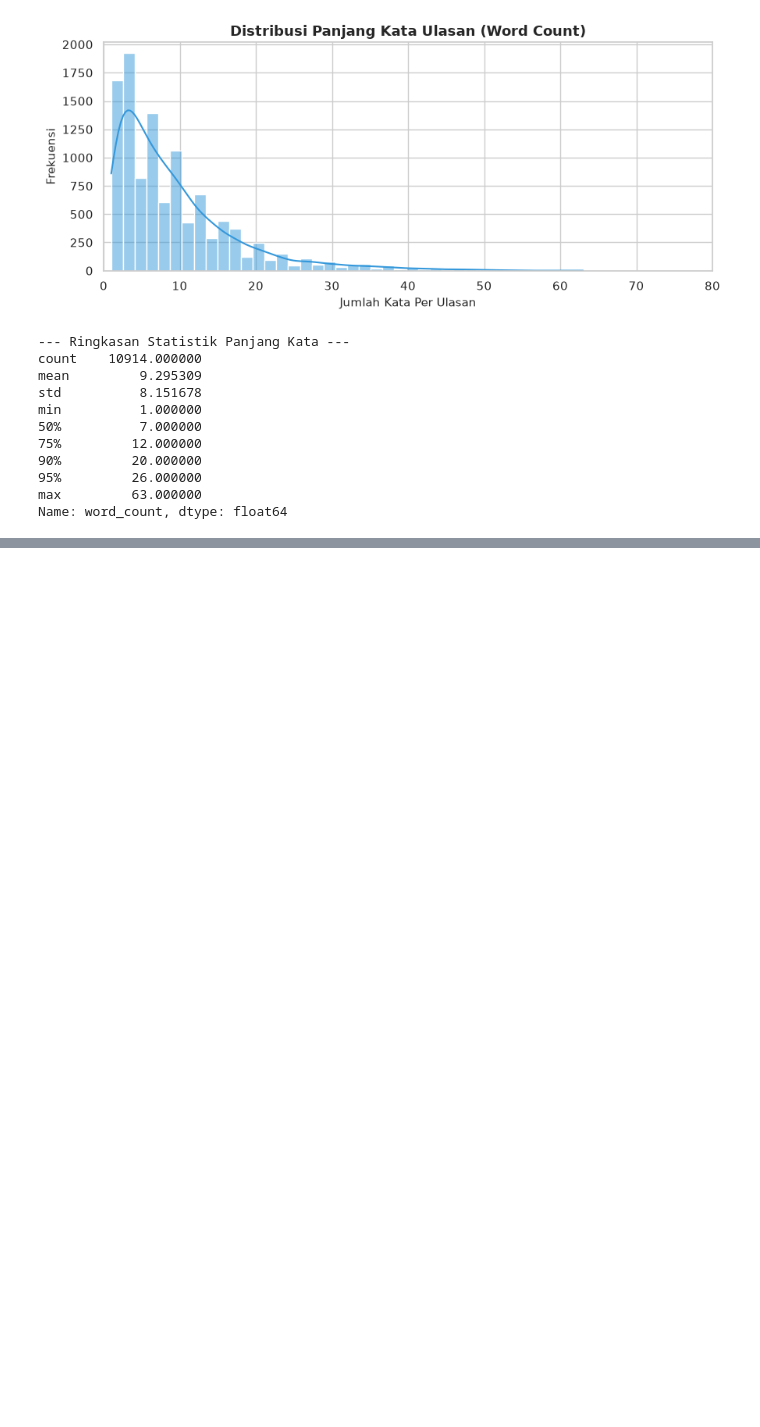
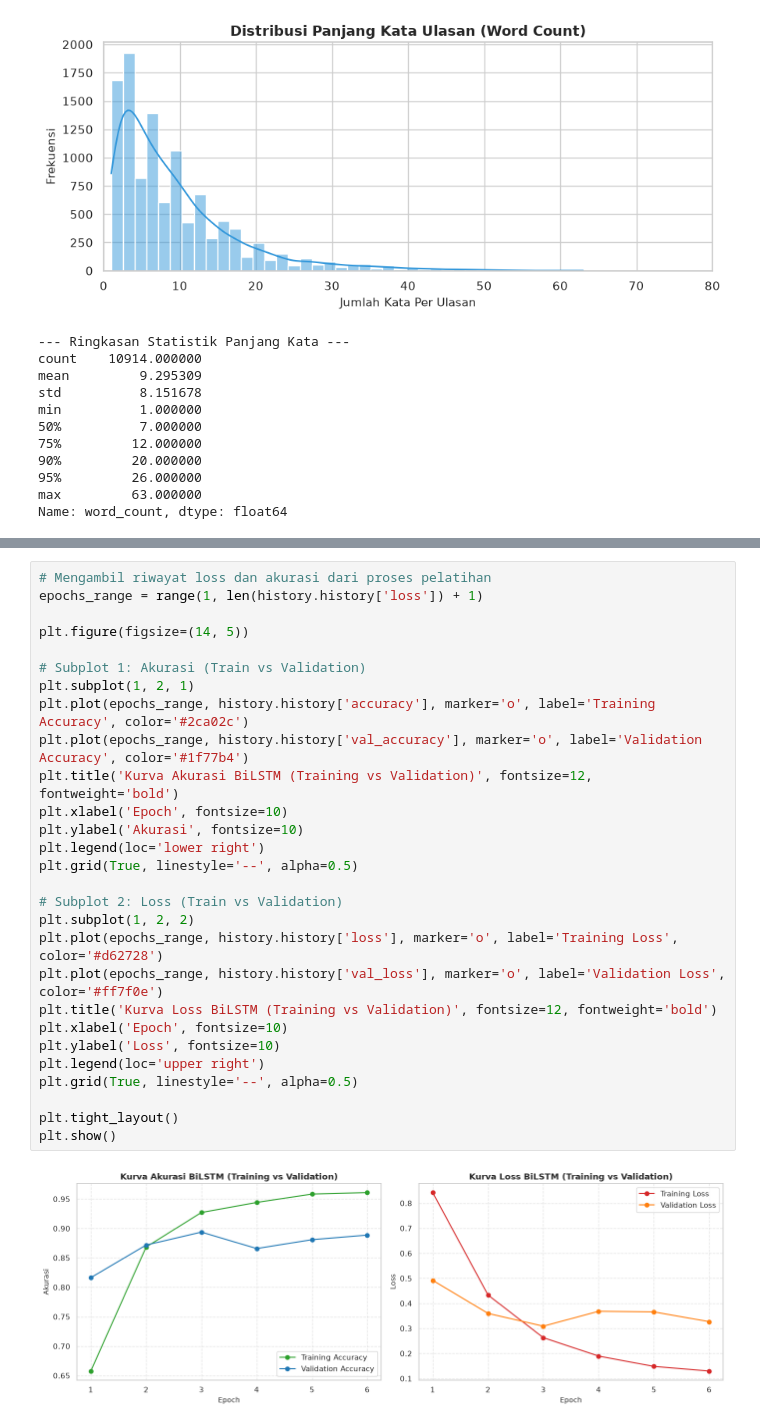
Before and after one commit to mamyadi/wetv-sentiment-analysis, a Jupyter notebook: wetv-sentiment-analysis.ipynb, the cells around one changed output, grey strips where cells are left out. Drawn from its saved outputs; the diff is of its cells as text; blank space fills up the shorter version.

```diff
--- a/wetv-sentiment-analysis.ipynb
+++ b/wetv-sentiment-analysis.ipynb
@@ -472,0 +897,30 @@ plt.show()
+# %%
+# Mengambil riwayat loss dan akurasi dari proses pelatihan
+epochs_range = range(1, len(history.history['loss']) + 1)
+
+plt.figure(figsize=(14, 5))
+
+# Subplot 1: Akurasi (Train vs Validation)
+plt.subplot(1, 2, 1)
+plt.plot(epochs_range, history.history['accuracy'], marker='o', label='Training Accuracy', color='#2ca02c')
+plt.plot(epochs_range, history.history['val_accuracy'], marker='o', label='Validation Accuracy', color='#1f77b4')
+plt.title('Kurva Akurasi BiLSTM (Training vs Validation)', fontsize=12, fontweight='bold')
+plt.xlabel('Epoch', fontsize=10)
+plt.ylabel('Akurasi', fontsize=10)
+plt.legend(loc='lower right')
+plt.grid(True, linestyle='--', alpha=0.5)
+
+# Subplot 2: Loss (Train vs Validation)
+plt.subplot(1, 2, 2)
+plt.plot(epochs_range, history.history['loss'], marker='o', label='Training Loss', color='#d62728')
+plt.plot(epochs_range, history.history['val_loss'], marker='o', label='Validation Loss', color='#ff7f0e')
+plt.title('Kurva Loss BiLSTM (Training vs Validation)', fontsize=12, fontweight='bold')
+plt.xlabel('Epoch', fontsize=10)
+plt.ylabel('Loss', fontsize=10)
+plt.legend(loc='upper right')
+plt.grid(True, linestyle='--', alpha=0.5)
+
+plt.tight_layout()
+plt.show()
+# %% [output]
+[figure, added]
```
Also changed, not shown: parts of 28 cells of this notebook, 2 other files.
